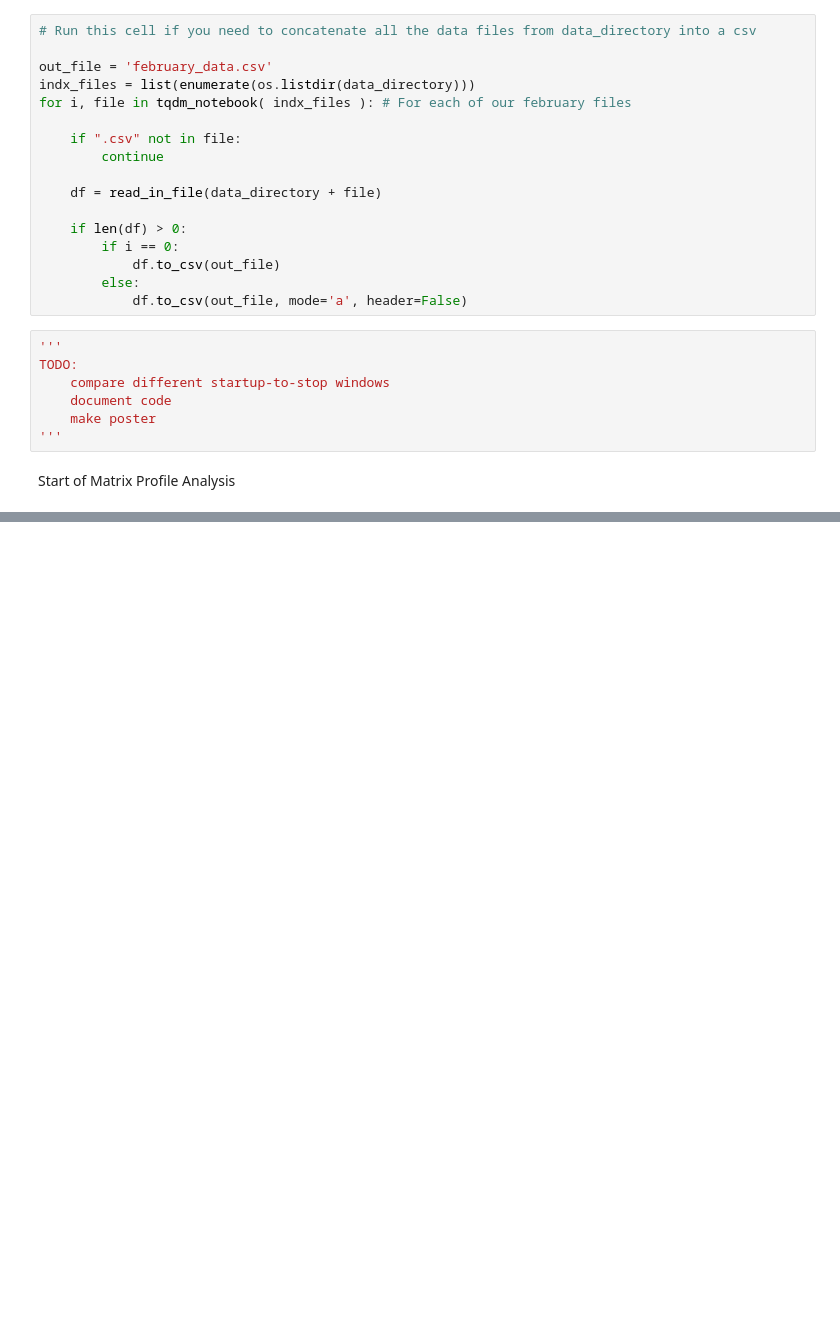
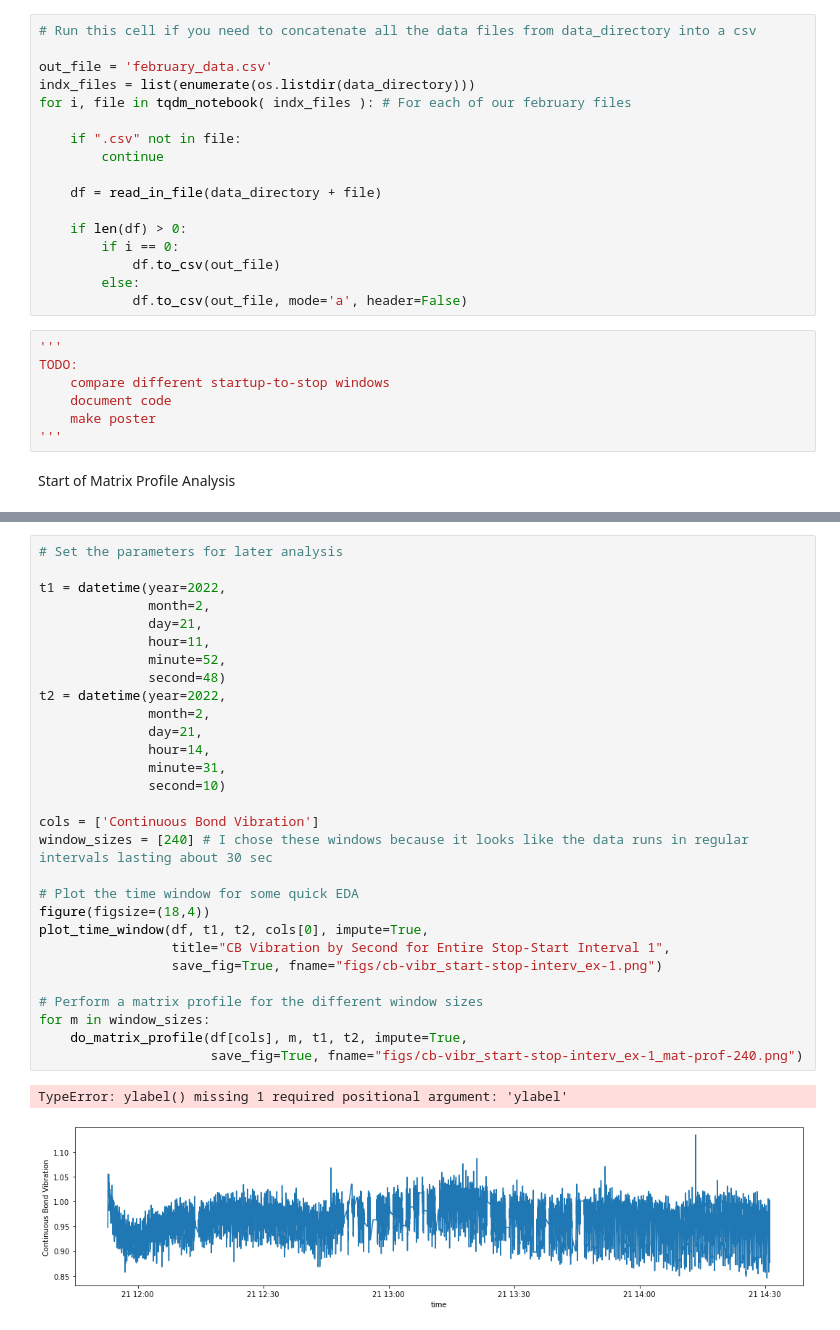
Before and after one commit to greenwaltc/PG_workspace, a Jupyter notebook: matrix-profile.ipynb, the cells around one changed output, grey strips where cells are left out. Saved outputs shown, nothing was run; the diff lists cells and outputs as text; blank space fills up the shorter version.

```diff
--- a/matrix-profile.ipynb
+++ b/matrix-profile.ipynb
@@ -332 +384,33 @@ time
+# %%
+# Set the parameters for later analysis
+
+t1 = datetime(year=2022,
+              month=2,
+              day=21,
+              hour=11,
+              minute=52,
+              second=48)
+t2 = datetime(year=2022,
+              month=2,
+              day=21,
+              hour=14,
+              minute=31,
+              second=10)
+
+cols = ['Continuous Bond Vibration']
+window_sizes = [240] # I chose these windows because it looks like the data runs in regular intervals lasting about 30 sec
+
+# Plot the time window for some quick EDA
+figure(figsize=(18,4))
+plot_time_window(df, t1, t2, cols[0], impute=True,
+                 title="CB Vibration by Second for Entire Stop-Start Interval 1",
+                 save_fig=True, fname="figs/cb-vibr_start-stop-interv_ex-1.png")
+
+# Perform a matrix profile for the different window sizes
+for m in window_sizes:
+    do_matrix_profile(df[cols], m, t1, t2, impute=True,
+                      save_fig=True, fname="figs/cb-vibr_start-stop-interv_ex-1_mat-prof-240.png")
+# %% [output]
+TypeError: ylabel() missing 1 required positional argument: 'ylabel'
+[figure, added]
 # %%
```
Also changed, not shown: parts of 8 cells of this notebook, 5 other files.
